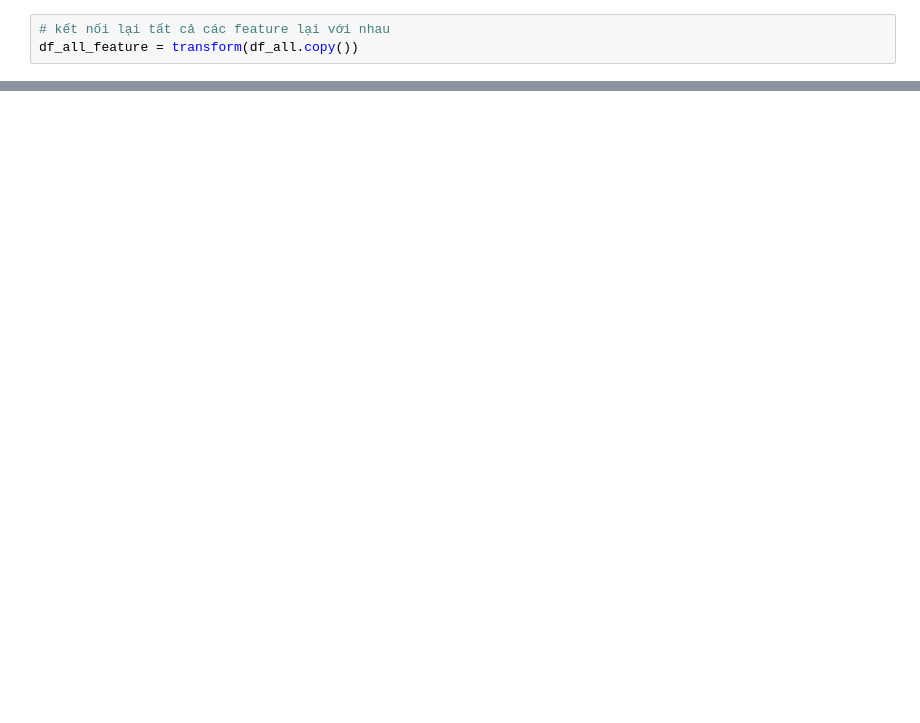
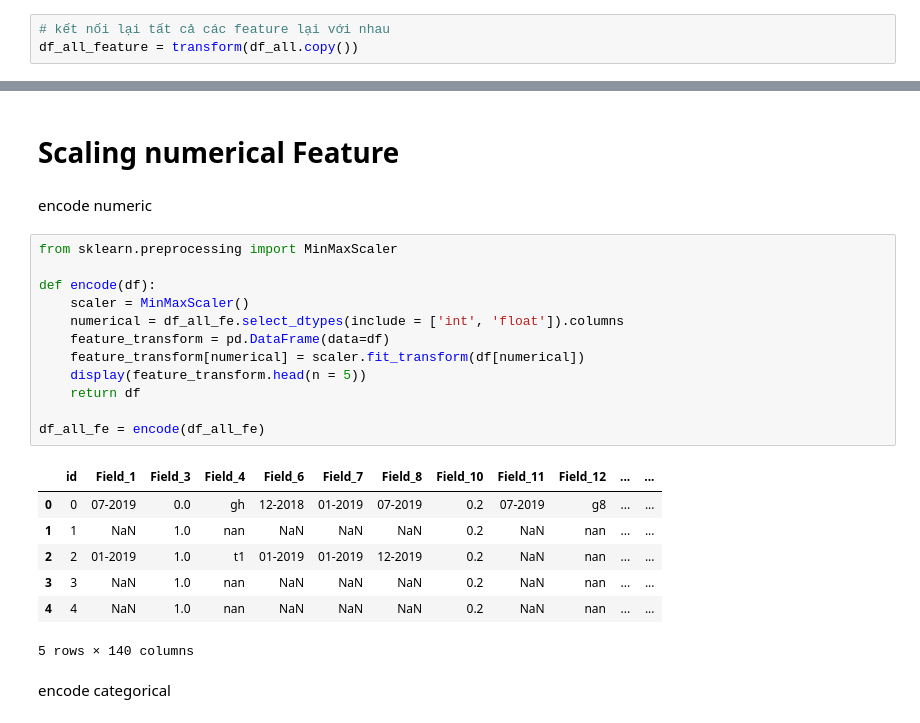
Before and after one commit to Electron-Group/kalapa-model, a Jupyter notebook: Third Challenge.ipynb, the cells around one changed output, grey strips where cells are left out. Cells and saved outputs as stored; diff of their text form; blank space fills up the shorter version.

```diff
--- a/Third Challenge.ipynb
+++ b/Third Challenge.ipynb
@@ -225,0 +512,26 @@ df_all_feature = transform(df_all.copy())
+# %% [markdown]
+# Scaling numerical Feature
+# %% [markdown]
+encode numeric
+# %%
+from sklearn.preprocessing import MinMaxScaler
+
+def encode(df):
+    scaler = MinMaxScaler()
+    numerical = df_all_fe.select_dtypes(include = ['int', 'float']).columns
+    feature_transform = pd.DataFrame(data=df)
+    feature_transform[numerical] = scaler.fit_transform(df[numerical])
+    display(feature_transform.head(n = 5))
+    return df
+
+df_all_fe = encode(df_all_fe)
+# %% [output]
+|  | id | Field_1 | Field_3 | Field_4 | Field_6 | Field_7 | Field_8 | Field_10 | Field_11 | Field_12 | ... | ... |
+| 0 | 0 | 07-2019 | 0.0 | gh | 12-2018 | 01-2019 | 07-2019 | 0.2 | 07-2019 | g8 | ... | ... |
+| 1 | 1 | NaN | 1.0 | nan | NaN | NaN | NaN | 0.2 | NaN | nan | ... | ... |
+| 2 | 2 | 01-2019 | 1.0 | t1 | 01-2019 | 01-2019 | 12-2019 | 0.2 | NaN | nan | ... | ... |
+| 3 | 3 | NaN | 1.0 | nan | NaN | NaN | NaN | 0.2 | NaN | nan | ... | ... |
+| 4 | 4 | NaN | 1.0 | nan | NaN | NaN | NaN | 0.2 | NaN | nan | ... | ... |
+5 rows × 140 columns
+# %% [markdown]
+encode categorical
```
Also changed, not shown: parts of 45 cells of this notebook, 1 other file.
